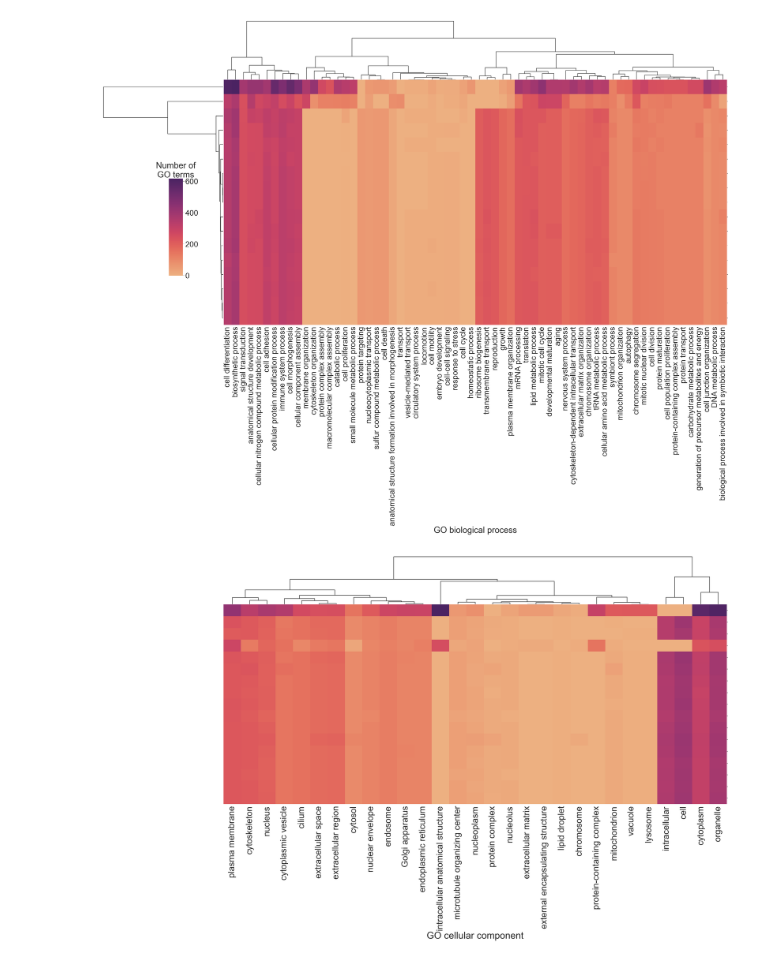
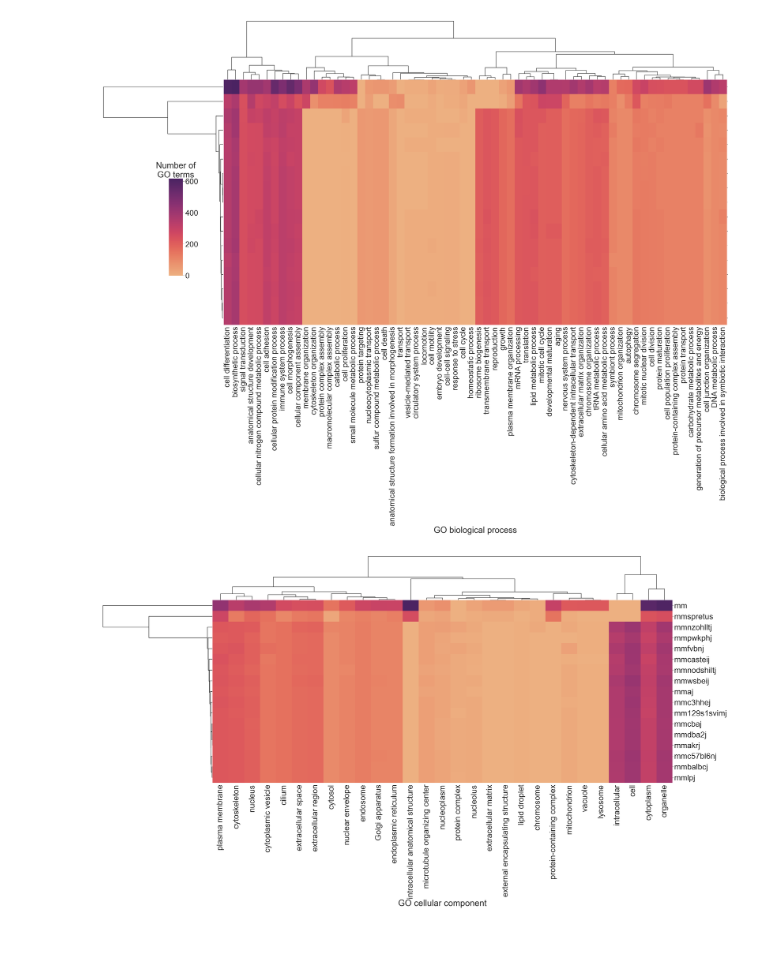
Before and after one commit to balintbiro/numt_mining, a Jupyter notebook: code/go_visualisation.ipynb, the cells around one changed output. Drawn from its saved outputs; the diff is of its cells as text; code cells hidden in the pictures.

Commit message:
visualization

```diff
--- a/code/go_visualisation.ipynb
+++ b/code/go_visualisation.ipynb
@@ -303,19 +303,18 @@ fig.savefig('../results/biological_process_go.png',dpi=400)
 # %%
 sns.set(font_scale=4)
 fig=sns.clustermap(cellular_component_gos.T,
                    cmap='flare',
                    figsize=(50,28),
-                  tree_kws=dict(linewidths=2.5),
-                  row_cluster=False)
+                  tree_kws=dict(linewidths=2.5))
 fig.ax_cbar.set_position([0.115, 0.45, 0.02, 0.2])
 fig.ax_cbar.set_title('Number of\nGO terms')
 fig.ax_cbar.tick_params(axis='y', length=10)
-fig.ax_heatmap.set_yticklabels([])
+#fig.ax_heatmap.set_yticklabels([])
 fig.cax.set_visible(False)
 fig.ax_heatmap.set_xlabel('GO cellular component')
-fig.savefig('../results/cellular_component_go.png',dpi=400)
+fig.savefig('../results/cellular_component_go.png',dpi=200)
 # %% [output]
-[figure, old version]
+[figure, new version]
 # %%
 sns.set(font_scale=4)
 fig=sns.clustermap(molecular_function_gos.T,
```
Also changed, not shown: parts of 1 cell of this notebook, 4 other files.
